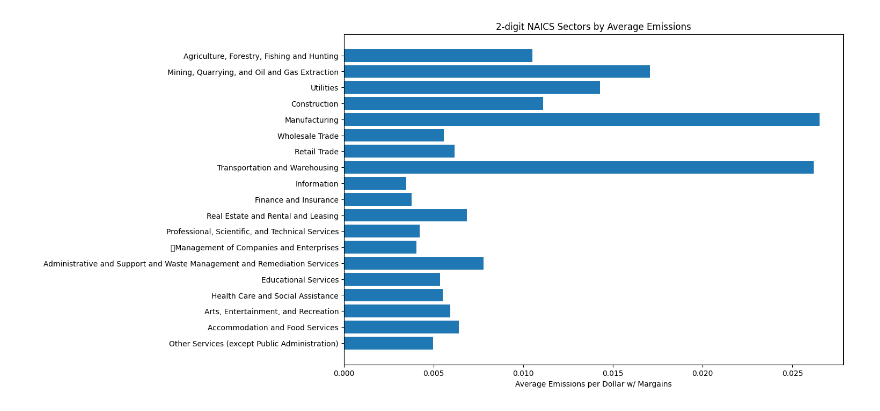
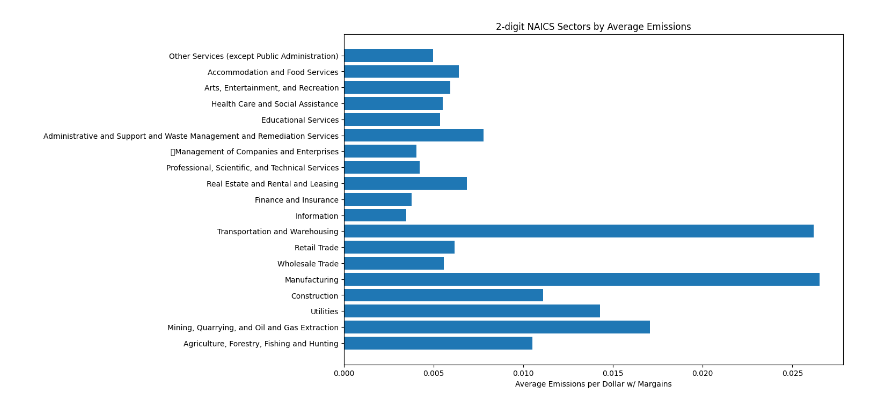
Before and after one commit to coopaloop536/Cooper_CO2_Emissions, a Jupyter notebook: CO2_Emissions_Project.ipynb, the cells around one changed output. Cells and saved outputs as stored; diff of their text form; code cells hidden in the pictures.

```diff
--- a/CO2_Emissions_Project.ipynb
+++ b/CO2_Emissions_Project.ipynb
@@ -91,32 +91,31 @@ naics_2digit_names = {
     '32': 'Manufacturing',
     '33': 'Manufacturing',
     '42': 'Wholesale Trade',
     '44': 'Retail Trade',
     '48': 'Transportation and Warehousing',
     '56': 'Administrative and Support and Waste Management and Remediation Services',
     '49': 'Transportation and Warehousing',
     '72': 'Accommodation and Food Services',
     '53': 'Real Estate and Rental and Leasing',
     '71': 'Arts, Entertainment, and Recreation',
     '62': 'Health Care and Social Assistance',
     '45': 'Retail Trade',
     '61': 'Educational Services',
     '81': 'Other Services (except Public Administration)',
     '51': 'Information',
     '52': 'Finance and Insurance',
     '54': 'Professional, Scientific, and Technical Services',
     '55': '	Management of Companies and Enterprises'
 
 
     }
 
 labels = grouped_2digit.index.map(naics_2digit_names.get)
 plt.figure(figsize=(12, 8))
 plt.barh(labels, grouped_2digit)
 
 plt.xlabel('Average Emissions per Dollar w/ Margains')
 plt.title('2-digit NAICS Sectors by Average Emissions')
-plt.gca().invert_yaxis()  # Highest emission on top
 plt.show()
 # %% [output]
-[figure, old version]
+[figure, new version]
```
Also changed, not shown: parts of 1 cell of this notebook.
